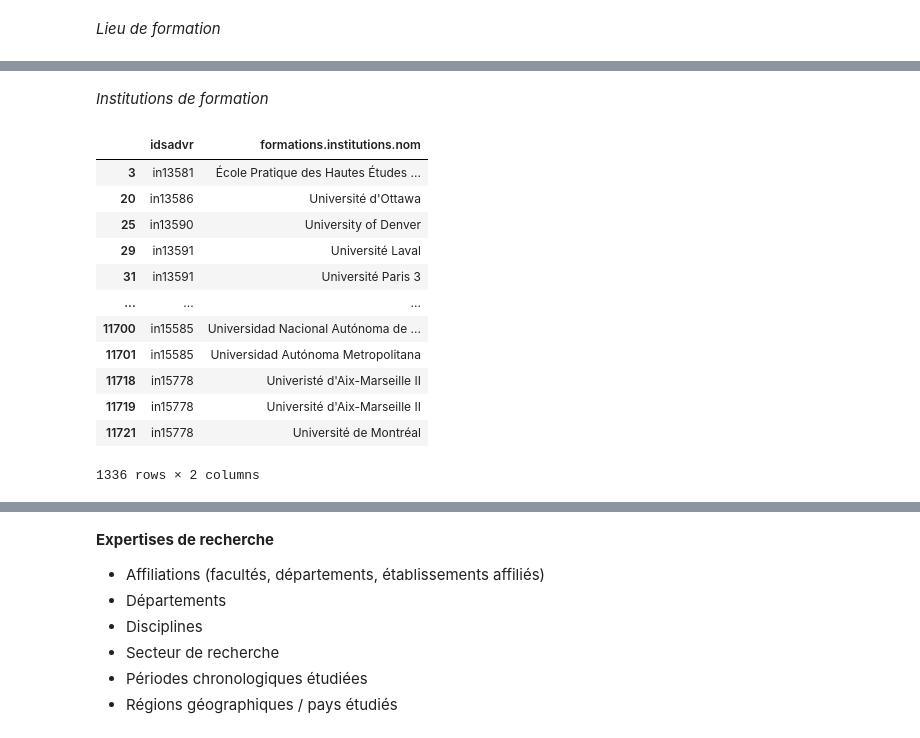
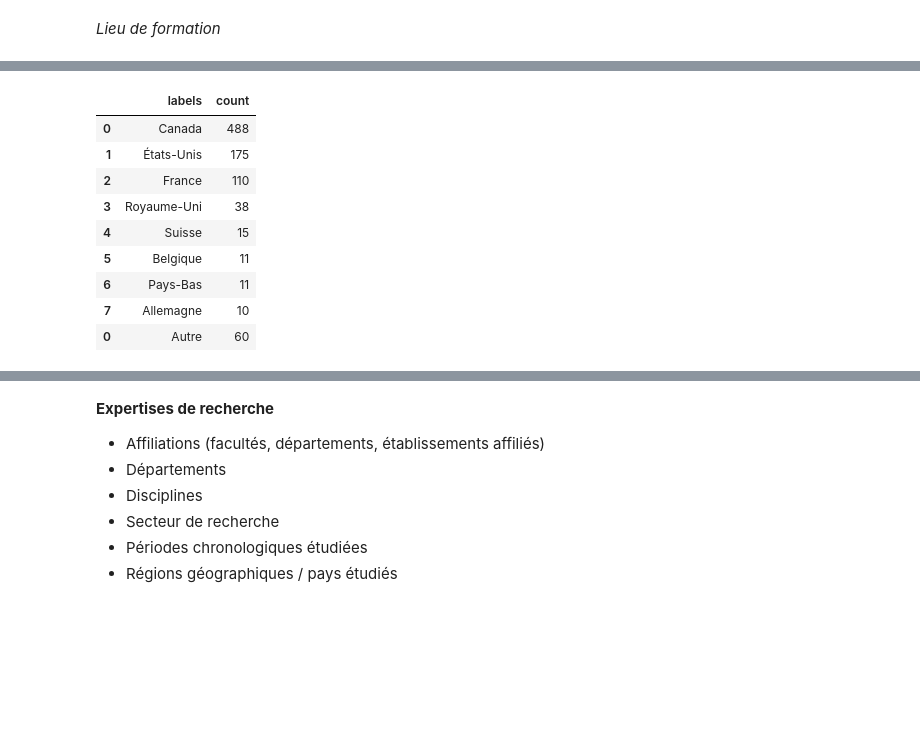
Before and after one commit to sadvr/sadvr-dashboard, a Jupyter notebook: API_SADVR_dashboard.ipynb, the cells around one changed output, grey strips where cells are left out. Drawn from its saved outputs; the diff is of its cells as text; code cells hidden in the pictures; blank space fills up the shorter version.

```diff
--- a/API_SADVR_dashboard.ipynb
+++ b/API_SADVR_dashboard.ipynb
@@ -291,19 +275,15 @@ paysFormation
-# %% [markdown]
-*Institutions de formation*
-# %%
-institutionFormation = demographics[['idsadvr', 'formations.institutions.nom']].dropna().drop_duplicates()
-institutionFormation
-# %% [output]
-|  | idsadvr | formations.institutions.nom |
-| 3 | in13581 | École Pratique des Hautes Études ... |
-| 20 | in13586 | Université d'Ottawa |
-| 25 | in13590 | University of Denver |
-| 29 | in13591 | Université Laval |
-| 31 | in13591 | Université Paris 3 |
-| ... | ... | ... |
-| 11700 | in15585 | Universidad Nacional Autónoma de ... |
-| 11701 | in15585 | Universidad Autónoma Metropolitana |
-| 11718 | in15778 | Univeristé d'Aix-Marseille II |
-| 11719 | in15778 | Université d'Aix-Marseille II |
-| 11721 | in15778 | Université de Montréal |
-1336 rows × 2 columns
+# %%
+paysFormation = pd.DataFrame(plotVariable(demographics, 'formations.institutions.paysNom'))
+paysFormation = groupOtherValues(paysFormation, 8)
+paysFormation
+# %% [output]
+|  | labels | count |
+| 0 | Canada | 488 |
+| 1 | États-Unis | 175 |
+| 2 | France | 110 |
+| 3 | Royaume-Uni | 38 |
+| 4 | Suisse | 15 |
+| 5 | Belgique | 11 |
+| 6 | Pays-Bas | 11 |
+| 7 | Allemagne | 10 |
+| 0 | Autre | 60 |
```
Also changed, not shown: parts of 9 cells of this notebook, 1 other file.
